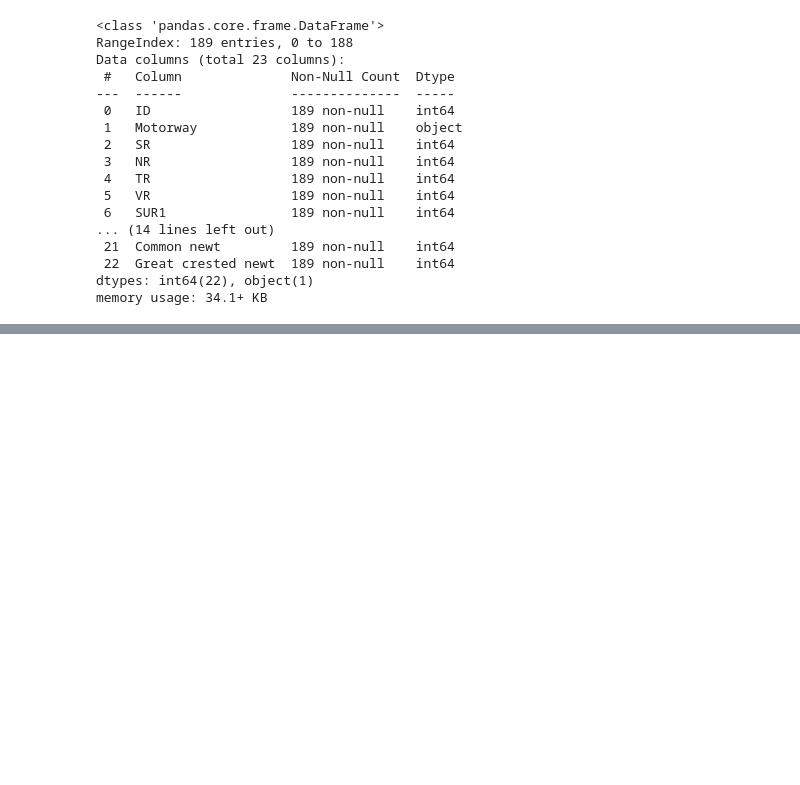
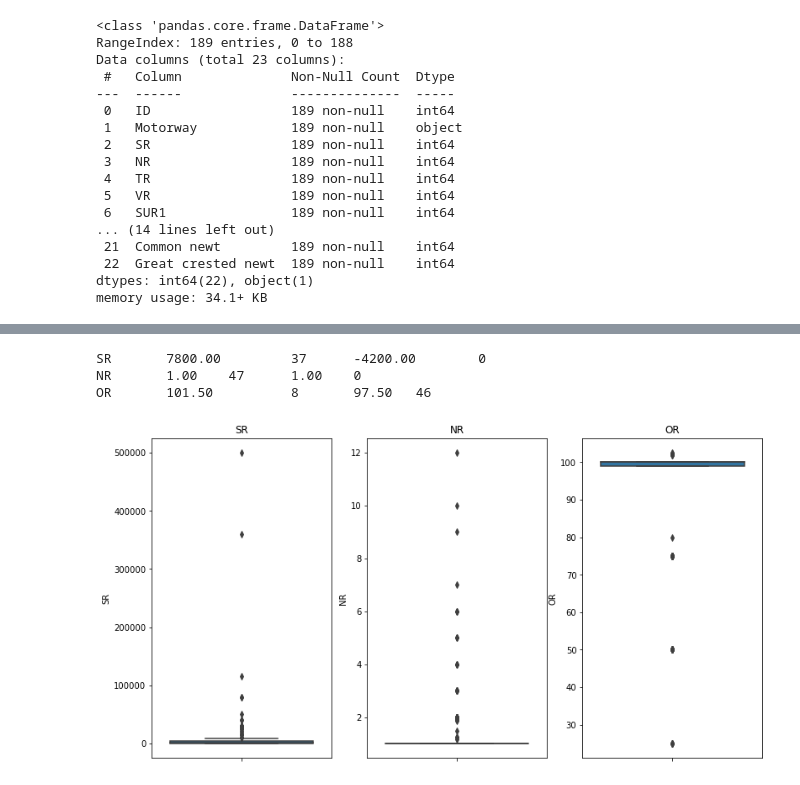
Before and after one commit to iDolphin99/ML, a Jupyter notebook: Machine_Learning_2203/test2.ipynb, the cells around one changed output, grey strips where cells are left out. Drawn from its saved outputs; the diff is of its cells as text; code cells hidden in the pictures; blank space fills up the shorter version.

```diff
--- a/Machine_Learning_2203/test2.ipynb
+++ b/Machine_Learning_2203/test2.ipynb
@@ -453,0 +256,39 @@ DBSCAN_Plot(Data=input_data[['X1', 'X2', 'Class4']],NAME="Obesity",min_samples=5
+# %%
+fig, axes = plt.subplots(1, 3, figsize=(13, 7))
+
+random.seed(2)
+for c in num_cols:
+    Q1 = np.percentile(processed_data[c],25)
+    Q3 = np.percentile(processed_data[c],75)
+    IQR = Q3 - Q1
+    lower_fence = Q1 - (1.5 * IQR)
+    upper_fence = Q3 + (1.5 * IQR)
+
+    outlierNum = round(len(processed_data) * 4 / 100)
+    flag = random.choice([True,False])
+
+    for j in range(outlierNum):
+        row = random.randrange(0,len(processed_data))
+        if flag:
+            processed_data[c][row] = upper_fence + random.random()
+        else:
+            processed_data[c][row] = lower_fence + random.random()
+
+    df = processed_data[c]
+    print(str(c) , "\t",
+          "%.2f \t" % upper_fence, len(df[df > upper_fence]),
+          "\t %.2f \t" % lower_fence, len(df[df < lower_fence]))
+
+    sns.boxplot(y=c, data=processed_data, ax=axes[num_cols.index(c)])
+    ax=axes[num_cols.index(c)].set_title(str(c))
+
+plt.show()
+
+# SR 37 0
+# MR 47 0
+# OR 8 46
+# %% [output]
+SR       7800.00         37      -4200.00        0
+NR       1.00    47      1.00    0
+OR       101.50          8       97.50   46
+[figure, added]
```
Also changed, not shown: parts of 79 cells of this notebook, 3 other files.
